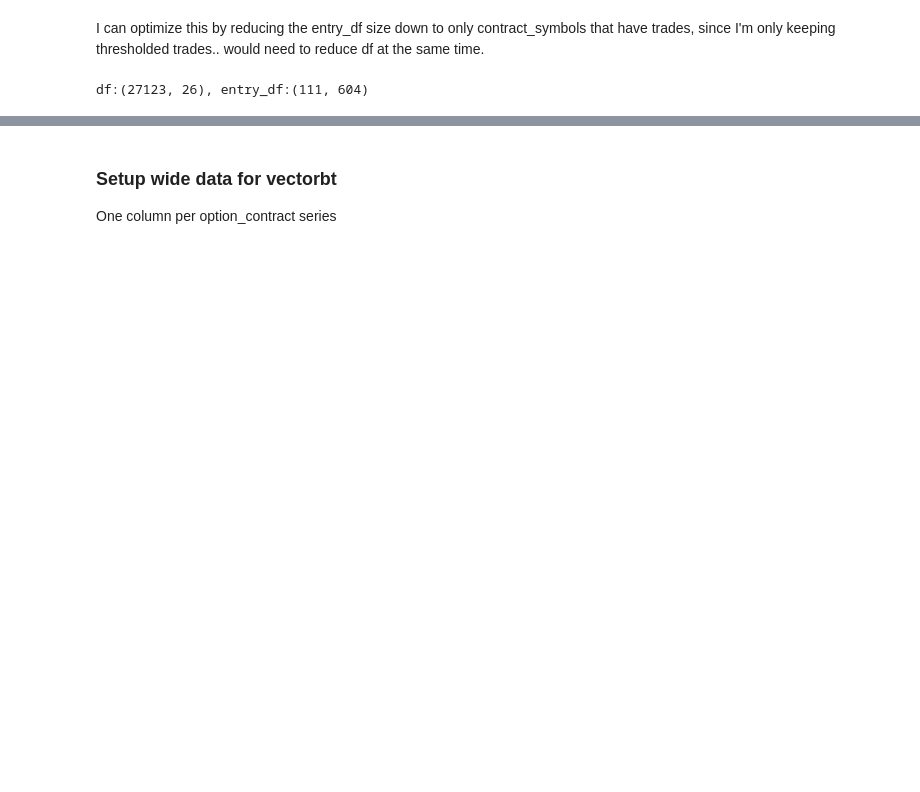
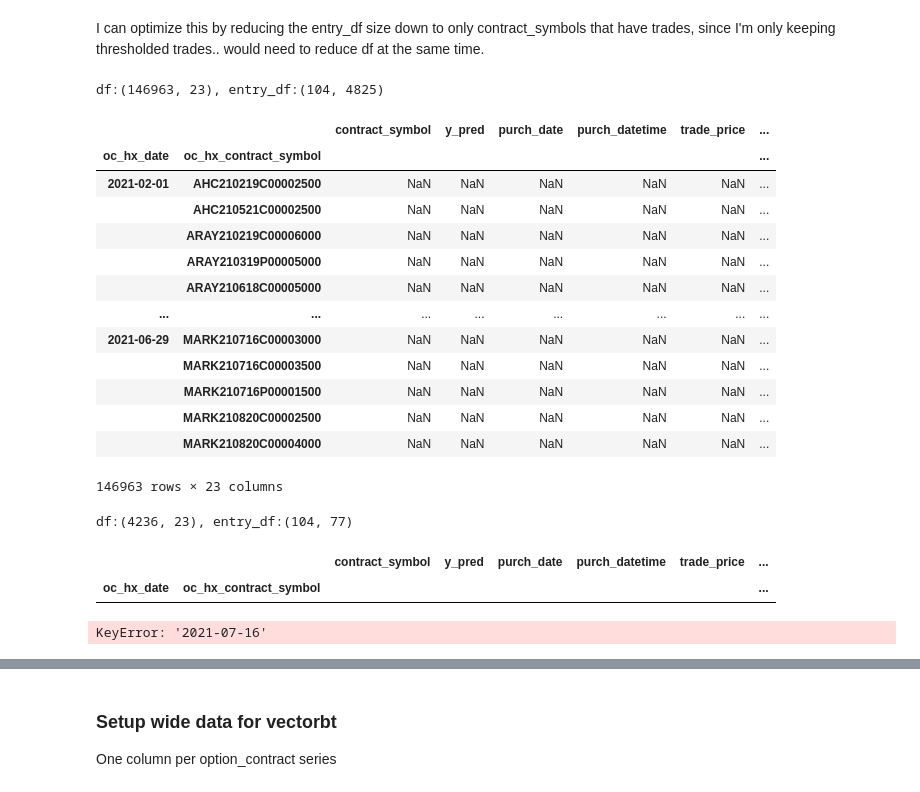
Before and after one commit to xbno/vectorbt, a Jupyter notebook: examples/multi.ipynb, the cells around one changed output, grey strips where cells are left out. Drawn from its saved outputs; the diff is of its cells as text; code cells hidden in the pictures; blank space fills up the shorter version.

```diff
--- a/examples/multi.ipynb
+++ b/examples/multi.ipynb
@@ -71,0 +210,2 @@ df.shape
+# %%
+oc_pred_details = df[['contract_symbol','option_expiration',"strike","type","y_pred","purch_date"]].drop_duplicates().dropna().to_dict('records')
@@ -71,0 +248,18 @@ df.shape
+# %%
+df_tmp = convert_to_wide(df,oc_pred_details,oc_cols=['oc_hx_open','oc_hx_hi','oc_hx_lo','oc_hx_close'],s_cols=["s_hx_close"])
+# %%
+def uniform_pred_thresh_entry(df_tmp,thresh=0,reduce=False):
+    entry_df = df_tmp.copy()
+    entry_df.loc[:,:] = 0.0
+    for option_duration in oc_pred_details:
+        if option_duration["option_expiration"] in entry_df.index:
+            if option_duration["y_pred"] >= thresh:
+                entry_df.loc[option_duration['option_expiration'],idx[option_duration['contract_symbol'],oc_cols]] = 0.0
+                continue
+                else:
+
+            elif option_duration["type"] == "PUT":
+                if df_close.loc[option_duration['option_expiration'],idx[option_duration['contract_symbol'],"s_hx_close"]] < option_duration["strike"]:
+                    continue
+                else:
+                    df_close.loc[option_duration['option_expiration'],idx[option_duration['contract_symbol'],oc_cols]] = 0.0
@@ -73,6 +269,7 @@ df.shape
 I can optimize this by reducing the entry_df size down to only contract_symbols that have trades, since I'm only keeping thresholded trades.. would need to reduce df at the same time.
 # %%
 def uniform_pred_thresh_entry(df,thresh=0,reduce=False):
+    """Create entries from simple y_pred >= thresh criteria"""
     idx = pd.IndexSlice
     if reduce == False:
         entry_df = df.reset_index().groupby(['oc_hx_date','oc_hx_contract_symbol'])['y_pred'].last().unstack() > thresh
@@ -89,6 +286,16 @@ def uniform_pred_thresh_entry(df,thresh=0,reduce=False):
         print(f"df:{df.shape}, entry_df:{entry_df.shape}")
         return df, entry_df
 
-df, entry_df = uniform_pred_thresh_entry(df,thresh=2.0,reduce=True)
+def expiration_exit(entry_df):
+    """Create exits from simple exit on expiration"""
+    exp_exit_df = entry_df.copy()
+    exp_exit_df.iloc[:,:] = False
+
+    tmp_df = entry_df.sum()[entry_df.sum()!=0].reset_index()
+    tmp_df = tmp_df.rename(columns={'oc_hx_contract_symbol':'contract_symbol'})
+    tmp_df[['option_expiration','symbol','root','strike','type']] = tmp_df.apply(parse_contract_symbol,axis=1,result_type="expand")
+    exits = tmp_df[['contract_symbol','option_expiration']].drop_duplicates().to_dict('records')
+
+    for exit in exits:
+        exp_exit_df.loc[exit['option_expiration'],exit['contract_symbol']] = True
+    return exp_exit_df
-# %% [output]
-df:(27123, 26), entry_df:(111, 604)
@@ -137,0 +302,35 @@ exp_exit_df = expiration_exit(entry_df)
+# %%
+uniform_pred_thresh_entry(df,thresh=1.5,reduce=False)[0]
+# %% [output]
+df:(146963, 23), entry_df:(104, 4825)
+|  |  | contract_symbol | y_pred | purch_date | purch_datetime | trade_price | ... |
+| oc_hx_date | oc_hx_contract_symbol |  |  |  |  |  | ... |
+| 2021-02-01 | AHC210219C00002500 | NaN | NaN | NaN | NaN | NaN | ... |
+|  | AHC210521C00002500 | NaN | NaN | NaN | NaN | NaN | ... |
+|  | ARAY210219C00006000 | NaN | NaN | NaN | NaN | NaN | ... |
+|  | ARAY210319P00005000 | NaN | NaN | NaN | NaN | NaN | ... |
+|  | ARAY210618C00005000 | NaN | NaN | NaN | NaN | NaN | ... |
+| ... | ... | ... | ... | ... | ... | ... | ... |
+| 2021-06-29 | MARK210716C00003000 | NaN | NaN | NaN | NaN | NaN | ... |
+|  | MARK210716C00003500 | NaN | NaN | NaN | NaN | NaN | ... |
+|  | MARK210716P00001500 | NaN | NaN | NaN | NaN | NaN | ... |
+|  | MARK210820C00002500 | NaN | NaN | NaN | NaN | NaN | ... |
+|  | MARK210820C00004000 | NaN | NaN | NaN | NaN | NaN | ... |
+146963 rows × 23 columns
+# %%
+df_reduced, entry_df = uniform_pred_thresh_entry(df,thresh=1.5,reduce=True)
+option_durations = df_reduced[['contract_symbol','option_expiration',"strike","type"]].drop_duplicates().dropna().to_dict('records')
+# df_tmp = convert_to_wide(df_reduced,'oc_hx_open')
+# exp_exit_df = expiration_exit(entry_df)
+# %% [output]
+df:(4236, 23), entry_df:(104, 77)
+# %%
+# df_reduced
+df_reduced.loc[idx['2021-07-19',:]]
+# %% [output]
+|  |  | contract_symbol | y_pred | purch_date | purch_datetime | trade_price | ... |
+| oc_hx_date | oc_hx_contract_symbol |  |  |  |  |  | ... |
+# %%
+convert_to_wide(df_reduced,'oc_hx_open',option_durations)
+# %% [output]
+KeyError: '2021-07-16'
```
Also changed, not shown: parts of 57 cells of this notebook.
